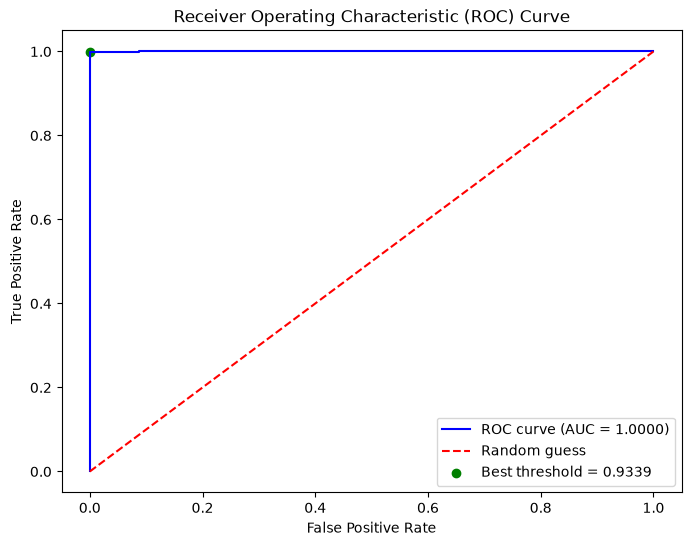
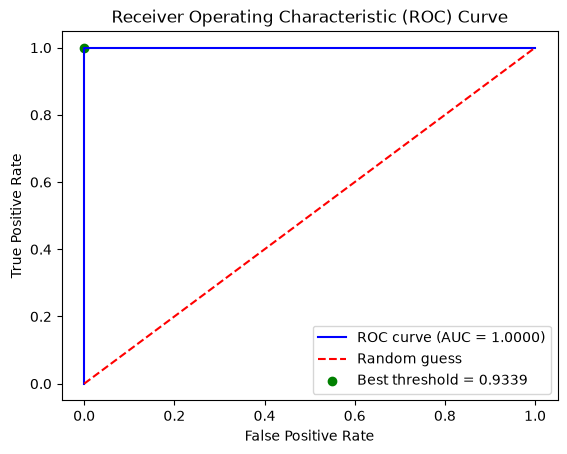
Code edit (unified diff) that turned the first committed figure into the second:
--- before
+++ after
@@ -7,5 +7,4 @@
 
 # plotting the ROC curve
-plt.figure(figsize=(8, 6))
 plt.plot(fpr, tpr, color='blue', label=f'ROC curve (AUC = {val_auc:.4f})')
 plt.plot([0, 1], [0, 1], color='red', linestyle='--', label='Random guess')

Commit: - small adjustments